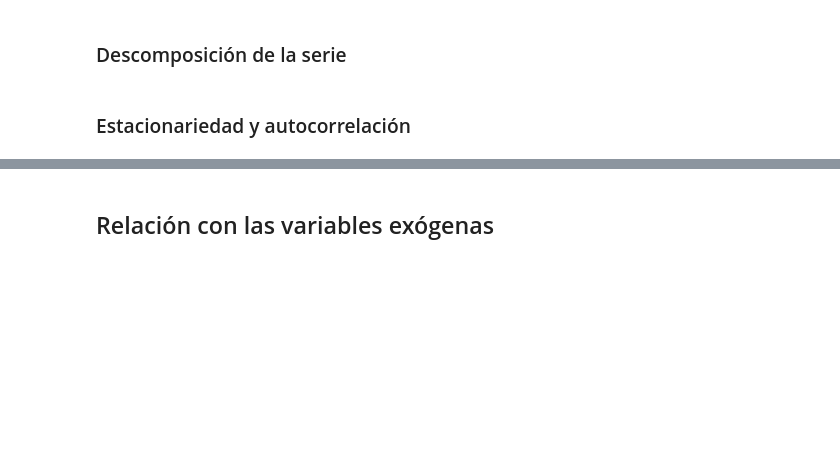
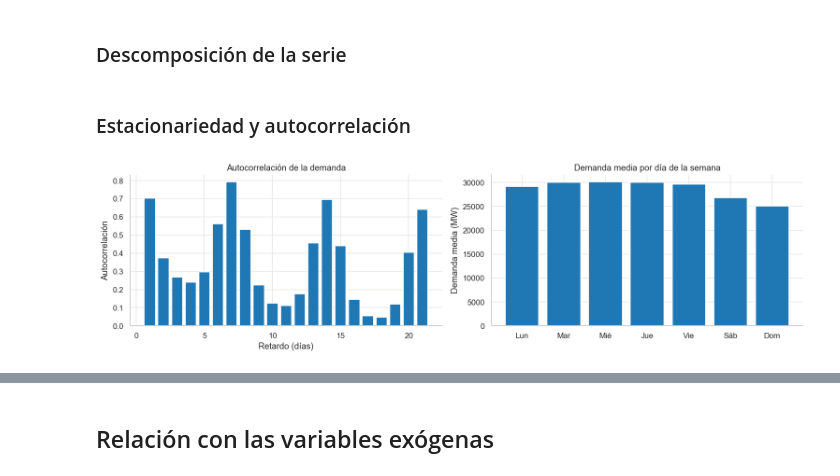
Before and after one commit to madalenointhemorning/MachineLearningUMU, a Jupyter notebook: practica2/notebooks/01_eda.ipynb, the cells around one changed output, grey strips where cells are left out. Drawn from its saved outputs; the diff is of its cells as text; code cells hidden in the pictures; blank space fills up the shorter version.

```diff
--- a/practica2/notebooks/01_eda.ipynb
+++ b/practica2/notebooks/01_eda.ipynb
@@ -537,3 +595,22 @@ Los tres años siguen el mismo perfil anual, pero hay que fijarse en los detalle
 ### Descomposición de la serie
 # %% [markdown]
 ### Estacionariedad y autocorrelación
+# %%
+demanda_serie = demanda_vis
+fig, axs = plt.subplots(1, 2, figsize=(14, 4))
+acf = [demanda_serie.autocorr(lag=k) for k in range(1, 22)]
+axs[0].bar(range(1, 22), acf)
+axs[0].set_xlabel('Retardo (días)')
+axs[0].set_ylabel('Autocorrelación')
+axs[0].set_title('Autocorrelación de la demanda')
+dias = ['Lun', 'Mar', 'Mié', 'Jue', 'Vie', 'Sáb', 'Dom']
+media_dia = demanda_serie.groupby(demanda_serie.index.dayofweek).mean()
+axs[1].bar(dias, media_dia.values)
+axs[1].set_ylabel('Demanda media (MW)')
+axs[1].set_title('Demanda media por día de la semana')
+fig.tight_layout()
+
+fig.savefig(FIG_DIR / "eda_autocorrelacion_semanal.png", bbox_inches="tight")
+plt.show()
+# %% [output]
+[figure, added]
```
Also changed, not shown: parts of 15 cells of this notebook, 10 other files.
